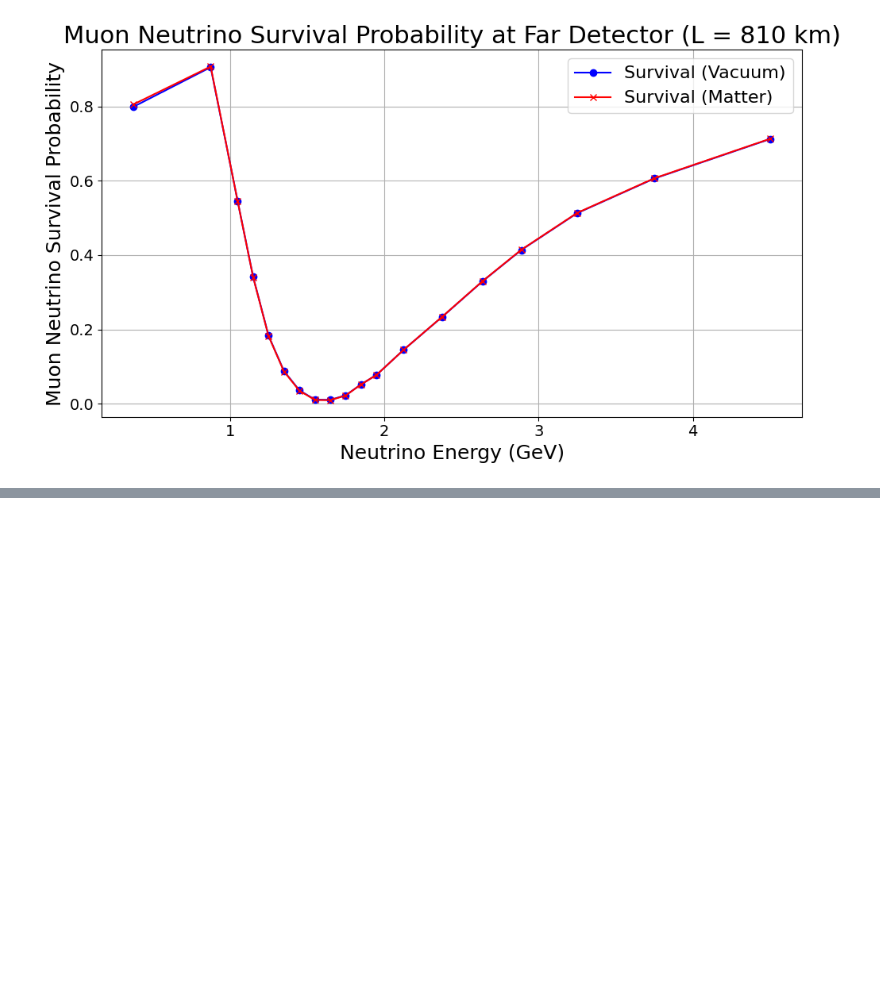
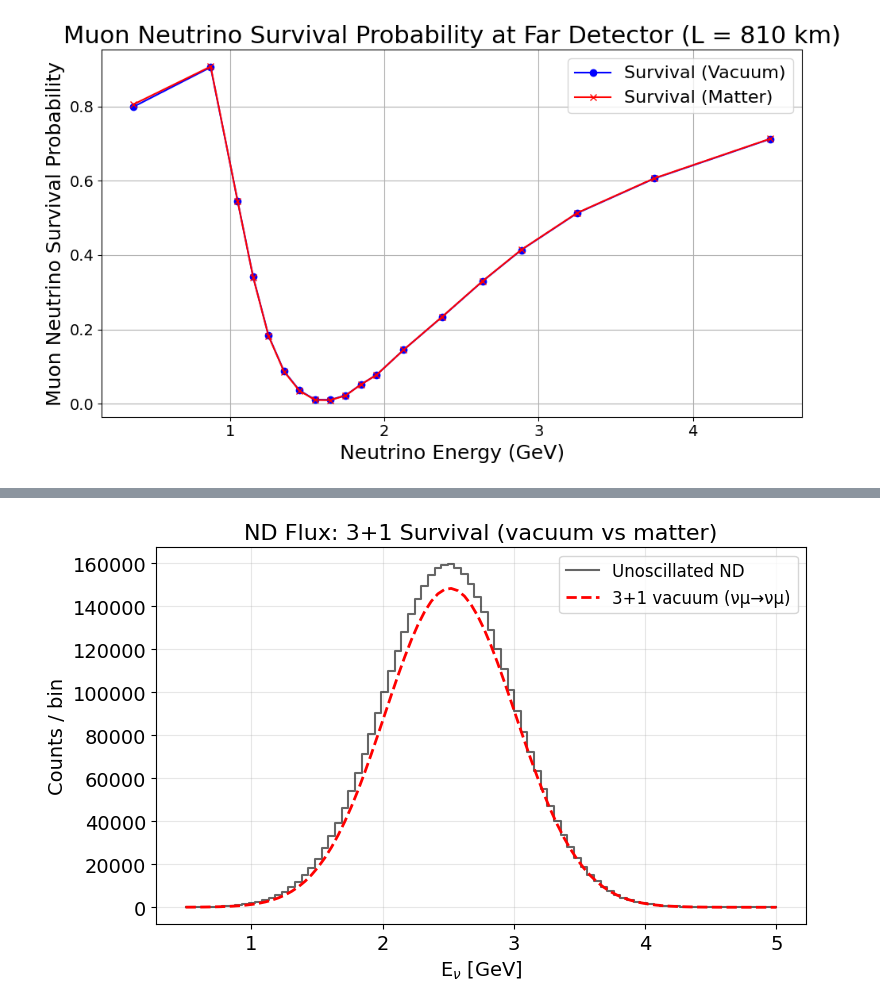
Before and after one commit to somar9/Neutrino-Oscillation-Project, a Jupyter notebook: 4_Flavour_oscillation(4).ipynb, the cells around one changed output, grey strips where cells are left out. Drawn from its saved outputs; the diff is of its cells as text; code cells hidden in the pictures; blank space fills up the shorter version.

```diff
--- a/4_Flavour_oscillation(4).ipynb
+++ b/4_Flavour_oscillation(4).ipynb
@@ -291,0 +1133,71 @@ plt.show()
+# %%
+# ----------------------------------------------------------------------------
+# 1) Define a toy NOvA‐like ND flux (Gaussian approximation)
+# ----------------------------------------------------------------------------
+E = np.linspace(0.5, 5.0, 90)    # GeV
+mu, sigma = 2.5, 0.5             # central peak, width
+flux_nd = np.exp(-0.5*((E-mu)/sigma)**2)
+# Normalize so area under flux(E) dE = 1
+flux_nd /= np.trapezoid(flux_nd, E)
+
+# Scale to counts (e.g. 2×10^5 total ND events)
+scale = 2e5
+counts_undosc = flux_nd * scale
+
+# ----------------------------------------------------------------------------
+# 2) 3+1 parameters (from arXiv:1303.3011)
+# ----------------------------------------------------------------------------
+params_4flav = {
+    'dm21':       7.4e-5,
+    'dm31':       2.5e-3,
+    'dm41':       1.0,     # eV^2 sterile splitting
+    'th12':       np.radians(33.5),
+    'th13':       np.radians(8.6),
+    'th23':       np.radians(45.0),
+    'th14':       np.radians(7.0),    # example mixing angles
+    'th24':       np.radians(10.0),
+    'th34':       np.radians(5.0),
+    'delta13':    0.0,
+    'delta14':    0.0,
+    'delta24':    0.0,
+    'delta34':    0.0,
+    'hierarchy':  0,       # 0=normal,1=inverted
+    'matterDensity': 2.8,  # g/cm^3
+    'baseline':   1.0      # km
+}
+
+# Create two dicts for vacuum vs matter calls
+params_vac = {**params_4flav, 'matter': False}
+params_mat = {**params_4flav, 'matter': True}
+
+# ----------------------------------------------------------------------------
+# 3) Compute survival probabilities in 3+1 (vacuum + matter)
+#    Make sure your prob_mu_to_mu_4flav accepts a 'matter' keyword
+# ----------------------------------------------------------------------------
+p_vac = prob_mu_to_mu_4flav(E, params_vac)
+p_mat = prob_mu_to_mu_4flav(E, params_mat)
+
+# Apply to ND counts
+counts_vac = counts_undosc * p_vac
+counts_mat = counts_undosc * p_mat
+
+# ----------------------------------------------------------------------------
+# 4) (Optional) Toy “measured” ND data via Poisson fluctuations
+# ----------------------------------------------------------------------------
+counts_meas = np.random.poisson(counts_undosc)
+
+# ----------------------------------------------------------------------------
+# 5) Plot everything together
+# ----------------------------------------------------------------------------
+plt.figure(figsize=(8,5))
+plt.step(E, counts_undosc, where='mid',   color='k',   alpha=0.6, label='Unoscillated ND')
+plt.plot(E, counts_vac,   'r--', lw=2,    label='3+1 vacuum (νμ→νμ)')
+plt.xlabel('E$_ν$ [GeV]', fontsize=14)
+plt.ylabel('Counts / bin', fontsize=14)
+plt.title ('ND Flux: 3+1 Survival (vacuum vs matter)', fontsize=16)
+plt.legend(loc='upper right')
+plt.grid(alpha=0.3)
+plt.tight_layout()
+plt.show()
+# %% [output]
+[figure, added]
```
Also changed, not shown: parts of 45 cells of this notebook.
